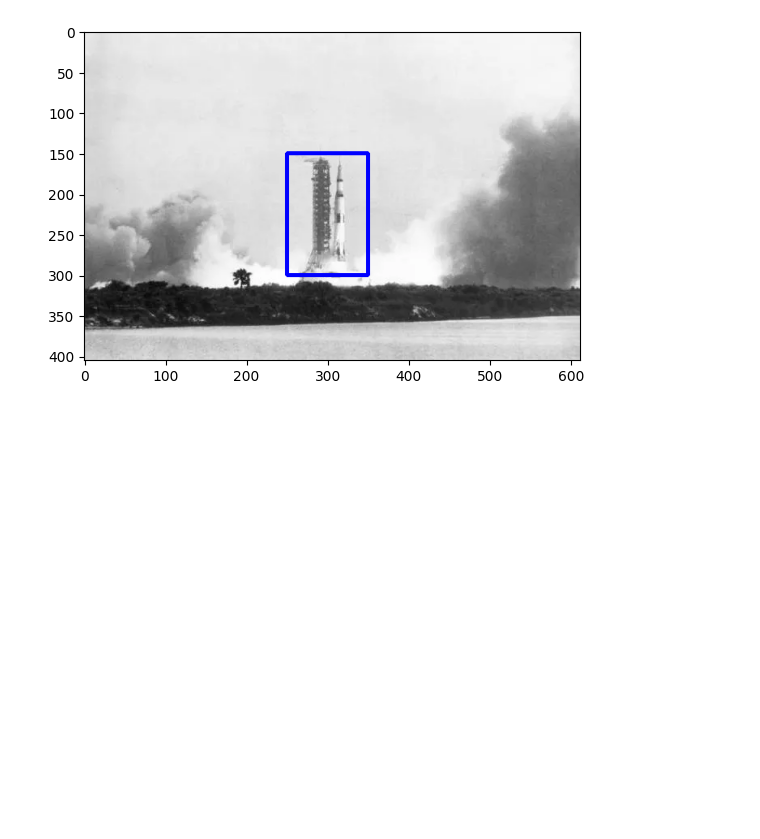
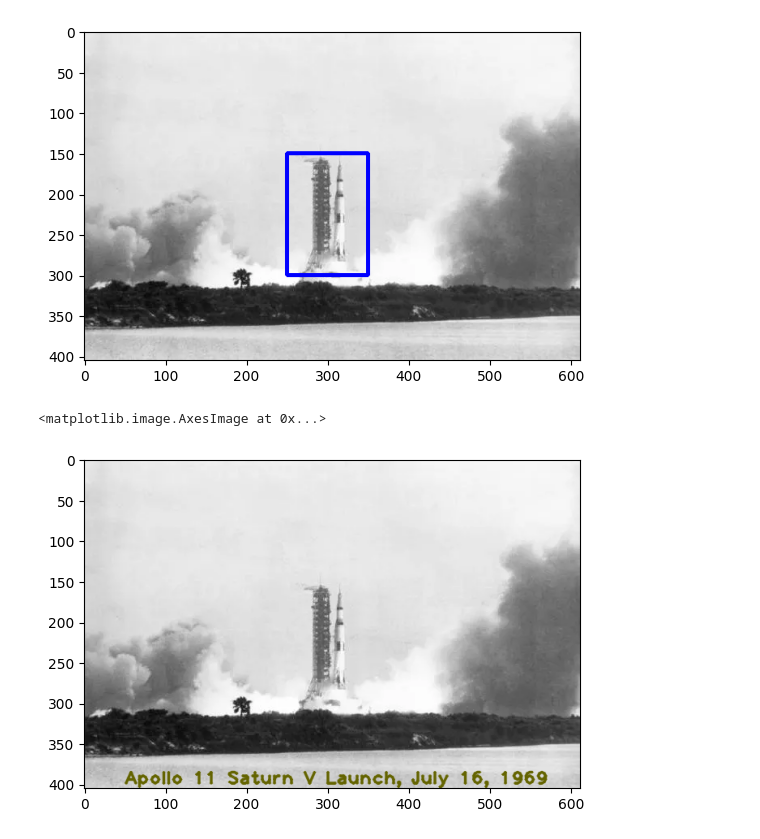
Before and after one commit to eisBlume0901/Learning_OpenCV, a Jupyter notebook: 03_Image_Annotation/main.ipynb, the cells around one changed output. Cells and saved outputs as stored; diff of their text form; code cells hidden in the pictures; blank space fills up the shorter version.

Commit message:
03_Image_Annotation learned how to put text in an image

```diff
--- a/03_Image_Annotation/main.ipynb
+++ b/03_Image_Annotation/main.ipynb
@@ -34,3 +34,17 @@ plt.imshow(img_rectangle)
 # %% [output]
 <matplotlib.image.AxesImage at 0x...>
 [figure]
+# %%
+img_txt = img.copy()
+text = "Apollo 11 Saturn V Launch, July 16, 1969"
+fontScale = 1.5
+fontFace = cv2.FONT_HERSHEY_PLAIN
+fontColor = (100, 100, 0)
+fontThickness = 2
+
+cv2.putText(img_txt, text, (50, 400), fontFace, fontScale, fontColor, fontThickness, cv2.LINE_AA);
+
+plt.imshow(img_txt)
+# %% [output]
+<matplotlib.image.AxesImage at 0x...>
+[figure, added]
```
Also changed, not shown: 1 other file.
